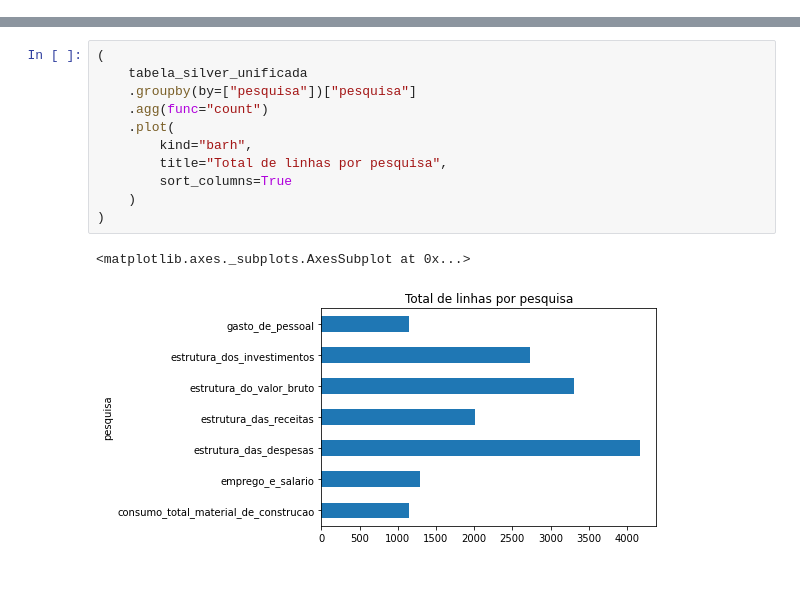
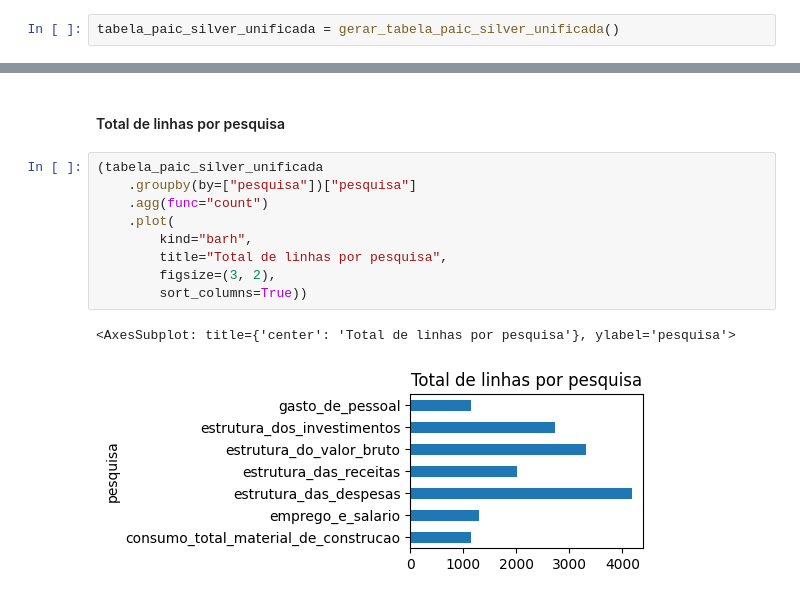
Before and after one commit to joao-pedro213/a3-una-engenharia-de-dados, a Jupyter notebook: notebooks/silver/validacao_dados_silver.ipynb, the cells around one changed output, grey strips where cells are left out. Drawn from its saved outputs; the diff is of its cells as text.

Commit message:
Otimizando as validações de dados gerados na camada silver

```diff
--- a/notebooks/silver/validacao_dados_silver.ipynb
+++ b/notebooks/silver/validacao_dados_silver.ipynb
@@ -104,0 +56,2 @@ tabela_silver_unificada
+# %%
+tabela_paic_silver_unificada = gerar_tabela_paic_silver_unificada()
@@ -105,14 +67,14 @@ tabela_silver_unificada
+# %% [markdown]
+#### Total de linhas por pesquisa
 # %%
-(
-    tabela_silver_unificada
+(tabela_paic_silver_unificada
     .groupby(by=["pesquisa"])["pesquisa"]
     .agg(func="count")
     .plot(
         kind="barh",
         title="Total de linhas por pesquisa",
-        sort_columns=True
-    )
-)
+        figsize=(3, 2),
+        sort_columns=True))
 # %% [output]
-<matplotlib.axes._subplots.AxesSubplot at 0x...>
+<AxesSubplot: title={'center': 'Total de linhas por pesquisa'}, ylabel='pesquisa'>
-[figure, old version]
+[figure, new version]
```
Also changed, not shown: parts of 16 cells of this notebook.
